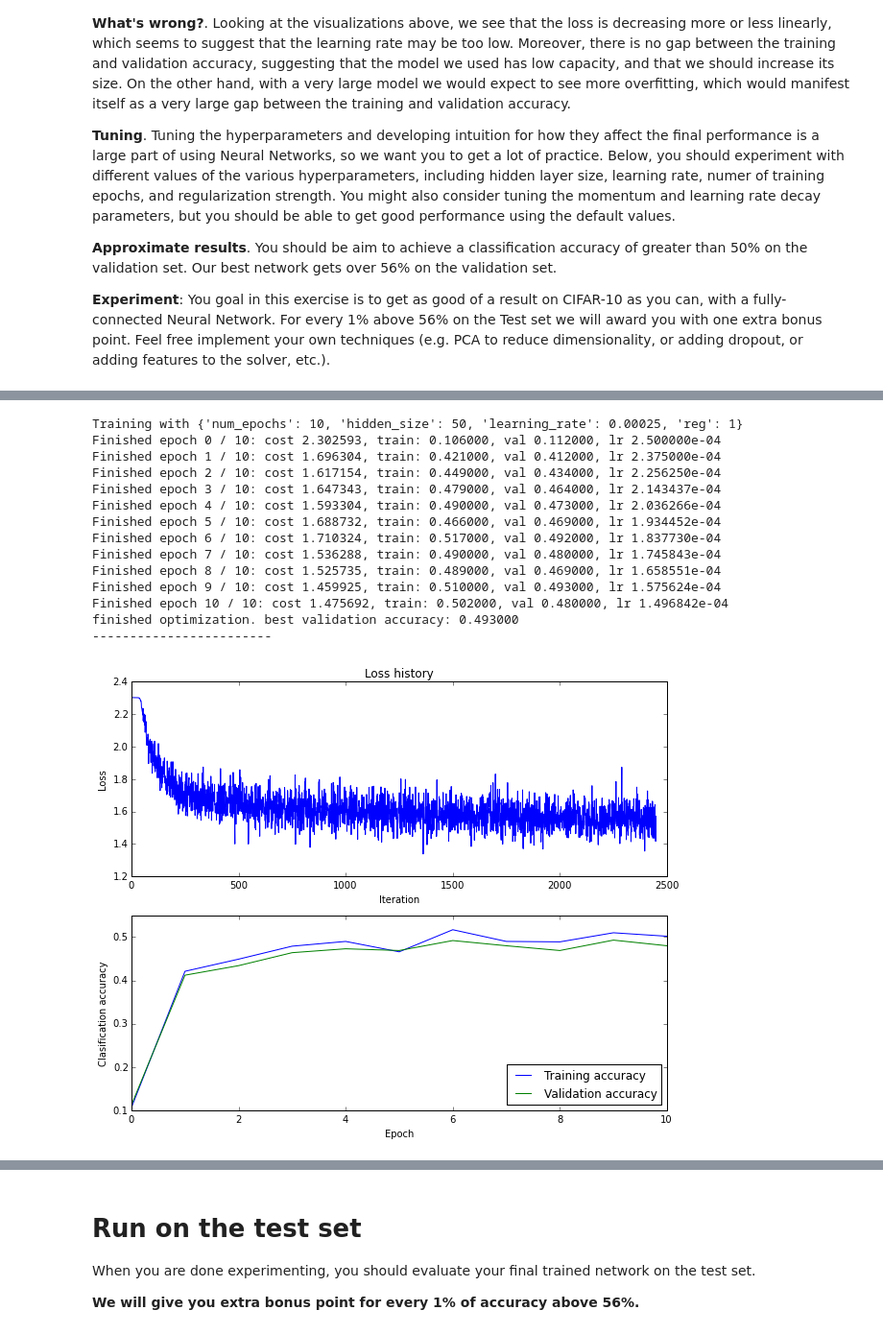
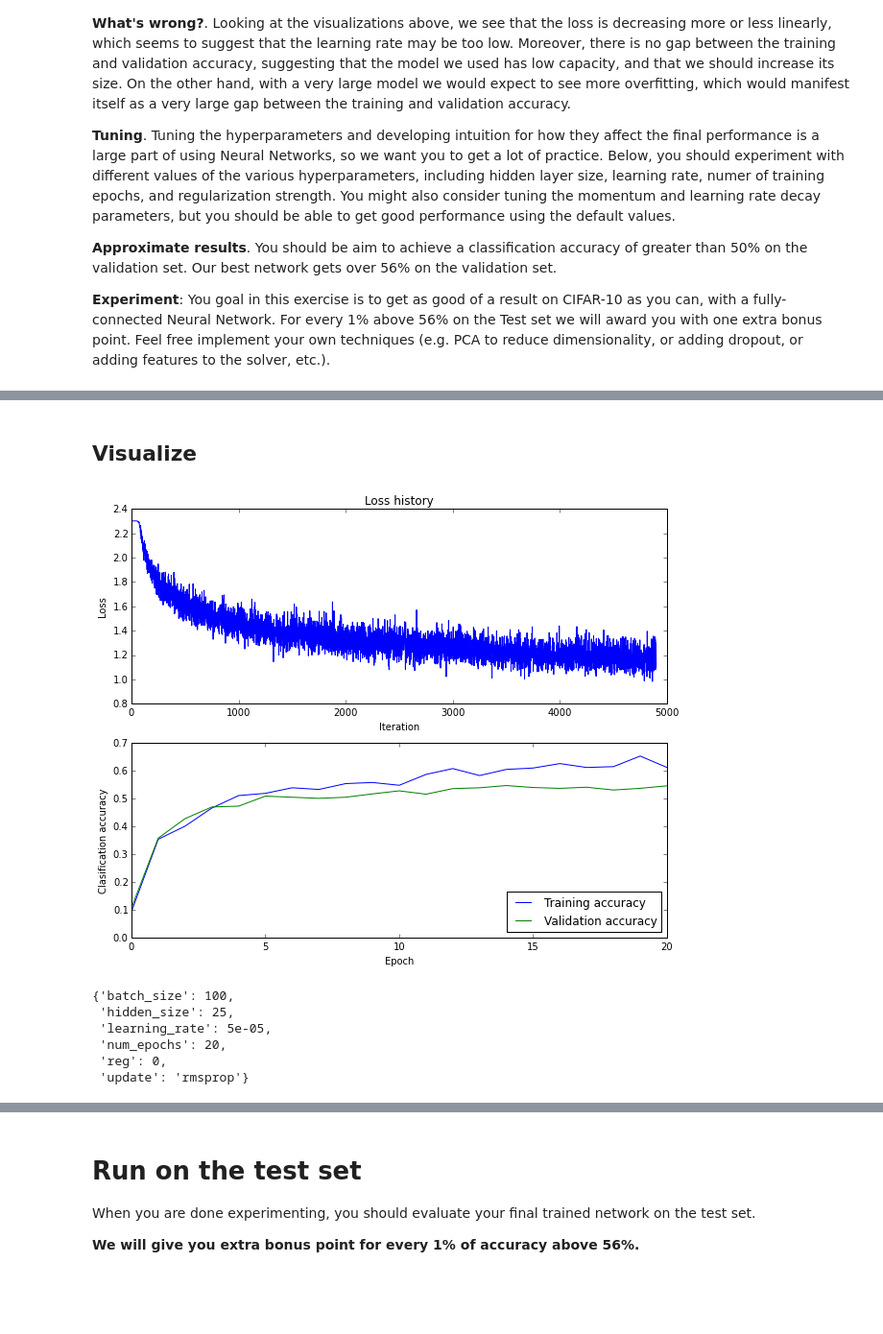
Before and after one commit to ccwang002/learn_CNN, a Jupyter notebook: 01_stanford_CS231n/assignment2/two_layer_net.ipynb, the cells around one changed output, grey strips where cells are left out. Shown: that part at 96% size. Saved outputs shown, nothing was run; the diff lists cells and outputs as text; code cells hidden in the pictures; blank space fills up the shorter version.

```diff
--- a/01_stanford_CS231n/assignment2/two_layer_net.ipynb
+++ b/01_stanford_CS231n/assignment2/two_layer_net.ipynb
@@ -354,17 +359,3 @@ def parameter_space(params_pools):
             for param, param_val in zip(params_pool.keys(), params)
         }
         yield current_params
-# %%
-def vis_history(loss_history, train_acc, val_acc):
-    plt.subplot(2, 1, 1)
-    plt.plot(loss_history)
-    plt.title('Loss history')
-    plt.xlabel('Iteration')
-    plt.ylabel('Loss')
-
-    plt.subplot(2, 1, 2)
-    plt.plot(train_acc)
-    plt.plot(val_acc)
-    plt.legend(['Training accuracy', 'Validation accuracy'], loc='lower right')
-    plt.xlabel('Epoch')
-    plt.ylabel('Clasification accuracy')
@@ -371,23 +368,27 @@ def vis_history(loss_history, train_acc, val_acc):
 # %%
+%%capture --no-display cross_val_msg
 best_model = None # store the best model into this
 swap_params_history = []
 swap_perf_history = []
 best_val_acc = 0.0
-params_pool = {
-    'hidden_size': [50],
-    'num_epochs': [10],
-    'reg': [1],
-    'learning_rate': [2.5e-4],
+params_space = {
+    'hidden_size': [25, 50, 75, 100],
+    'num_epochs': [20],
+    'reg': [0, 0.2, 1, 5],
+    'learning_rate': [5e-5, 1e-4, 5e-4],
+    'update': ['rmsprop', 'momentum'],
+    'batch_size': [100, 200, 500],
 }
 # good: 50, 10, 1, 2.5e-4 (batch_size=200)
 # init progress bar
-w = IntProgress()
+w = widgets.IntProgress()
 ipydisplay(w)
 
-
-for params in parameter_space(params_pool):
+swap_space = list(parameter_space(params_space))
+for swap_th, params in enumerate(swap_space, 1):
     print('Training with', params)
-
+    w.description = '[%d/%d]' % (swap_th, len(swap_space))
+    w_param.value = params
     # (input size, hidden size, number of classes)
     model = init_two_layer_model(32*32*3, params['hidden_size'], 10)
     remained_params = {k: v for k, v in params.items() if k not in ['hidden_size']}
@@ -396,7 +397,7 @@ for params in parameter_space(params_pool):
         X_train, y_train, X_val, y_val,
         model, two_layer_net,
         # update='rmsprop',
-        batch_size=200,
+        # batch_size=200,
         momentum=0.9, learning_rate_decay = 0.95,
         progress_bar=w, verbose=True,
         # parameters to be cross-validated
@@ -414,22 +415,3 @@ for params in parameter_space(params_pool):
         'val_acc': val_acc
     })
     print('-' * 24)
-# %% [output]
-Training with {'num_epochs': 10, 'hidden_size': 50, 'learning_rate': 0.00025, 'reg': 1}
-Finished epoch 0 / 10: cost 2.302593, train: 0.106000, val 0.112000, lr 2.500000e-04
-Finished epoch 1 / 10: cost 1.696304, train: 0.421000, val 0.412000, lr 2.375000e-04
-Finished epoch 2 / 10: cost 1.617154, train: 0.449000, val 0.434000, lr 2.256250e-04
-Finished epoch 3 / 10: cost 1.647343, train: 0.479000, val 0.464000, lr 2.143437e-04
-Finished epoch 4 / 10: cost 1.593304, train: 0.490000, val 0.473000, lr 2.036266e-04
-Finished epoch 5 / 10: cost 1.688732, train: 0.466000, val 0.469000, lr 1.934452e-04
-Finished epoch 6 / 10: cost 1.710324, train: 0.517000, val 0.492000, lr 1.837730e-04
-Finished epoch 7 / 10: cost 1.536288, train: 0.490000, val 0.480000, lr 1.745843e-04
-Finished epoch 8 / 10: cost 1.525735, train: 0.489000, val 0.469000, lr 1.658551e-04
-Finished epoch 9 / 10: cost 1.459925, train: 0.510000, val 0.493000, lr 1.575624e-04
-Finished epoch 10 / 10: cost 1.475692, train: 0.502000, val 0.480000, lr 1.496842e-04
-finished optimization. best validation accuracy: 0.493000
-------------------------
-# %%
-vis_history(**swap_perf_history[-1])
-# %% [output]
-[figure, removed]
@@ -435,0 +426,15 @@ vis_history(**swap_perf_history[-1])
+# %% [markdown]
+## Visualize
+# %%
+fig = vis_history(**swap_perf_history[166])
+# %% [output]
+[figure, added]
+# %%
+swap_params_history[0]
+# %% [output]
+{'batch_size': 100,
+ 'hidden_size': 25,
+ 'learning_rate': 5e-05,
+ 'num_epochs': 20,
+ 'reg': 0,
+ 'update': 'rmsprop'}
```
Also changed, not shown: parts of 19 cells of this notebook.
